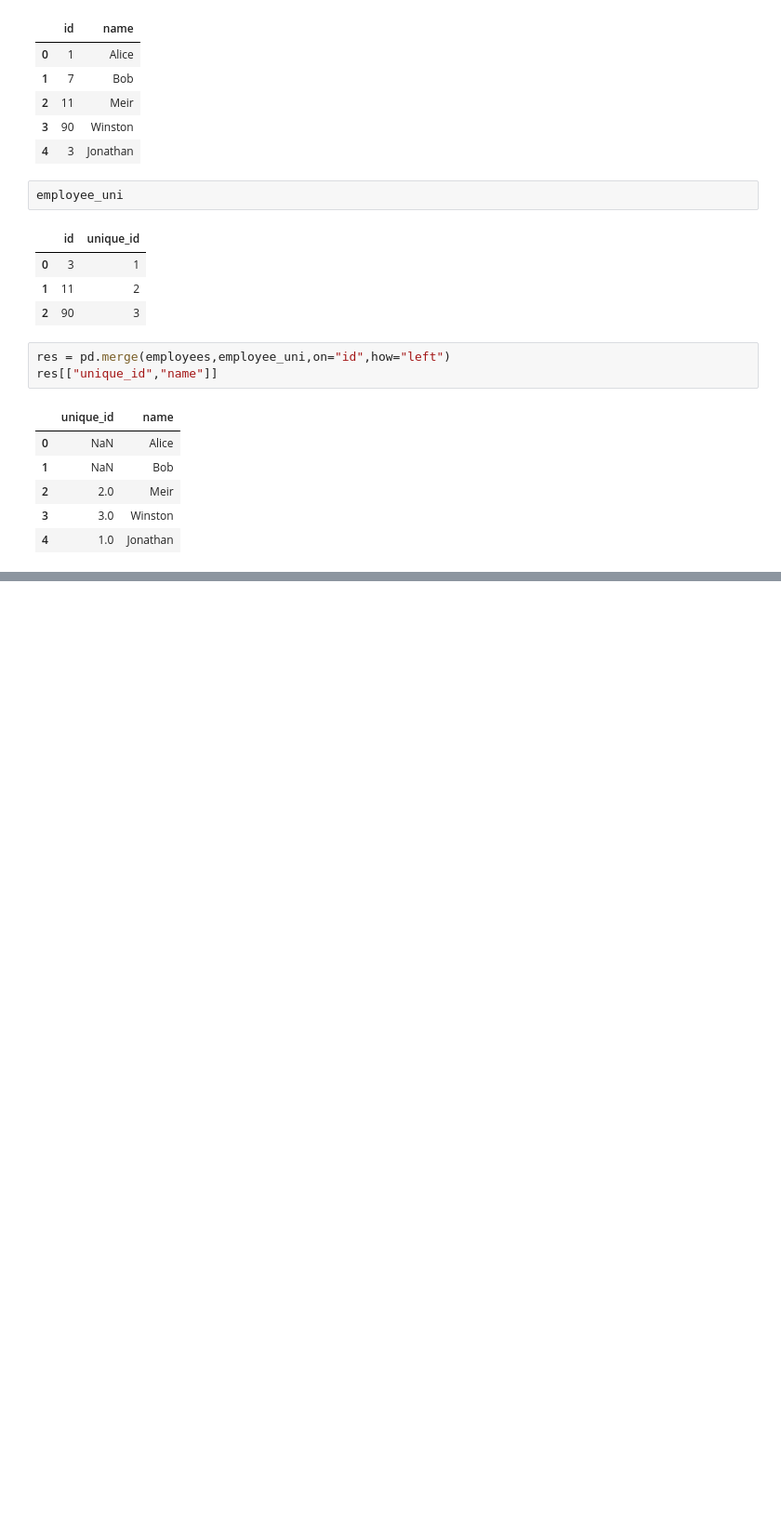
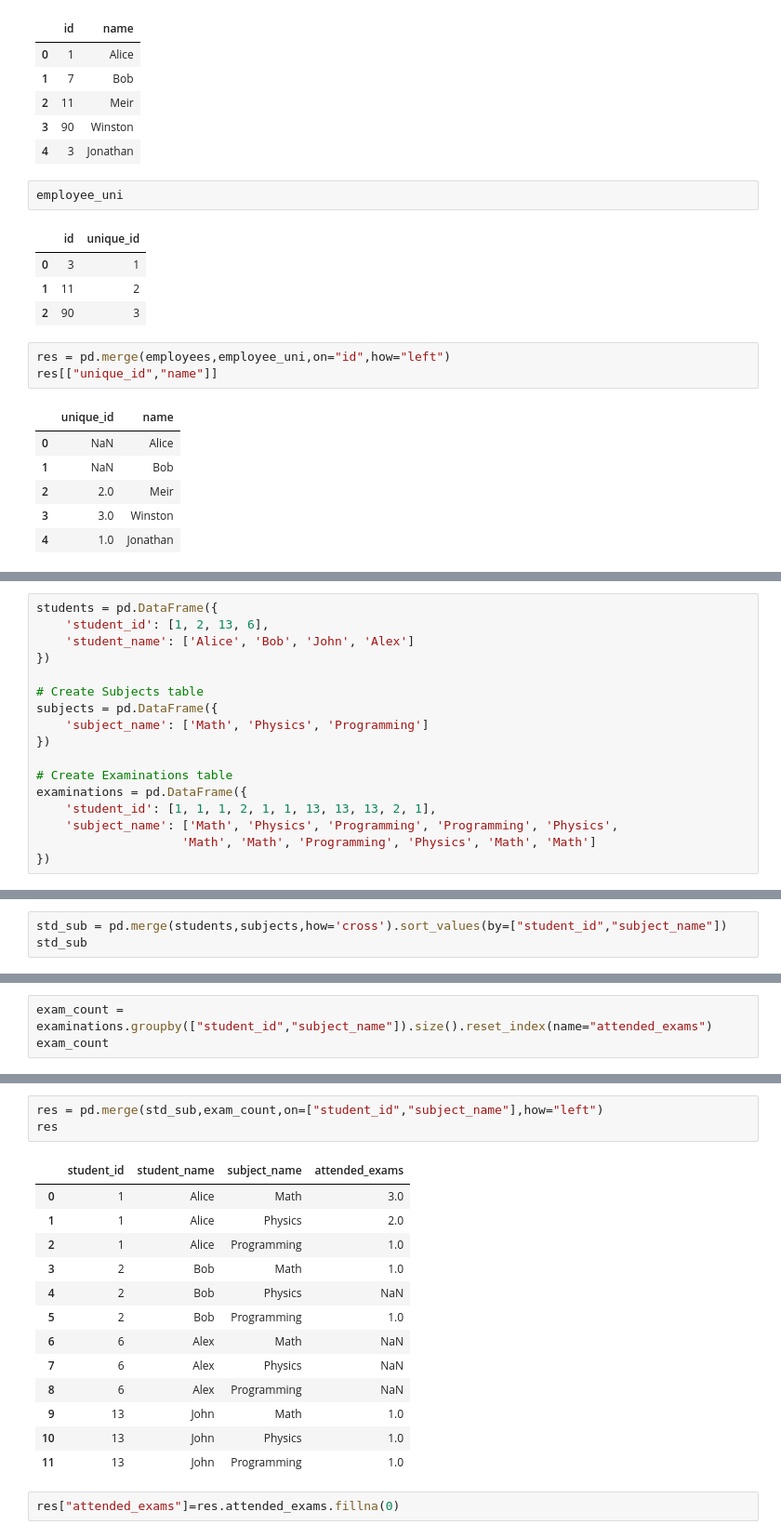
Before and after one commit to ShahriarHA/The-Pandas--Playground, a Jupyter notebook: leetCode4.ipynb, the cells around one changed output, grey strips where cells are left out. Shown at 93% size. Cells and saved outputs as stored; diff of their text form; blank space fills up the shorter version.

Commit message:
students and examinations --leetcode

```diff
--- a/leetCode4.ipynb
+++ b/leetCode4.ipynb
@@ -192,0 +195,17 @@ res[["unique_id","name"]]
+# %%
+students = pd.DataFrame({
+    'student_id': [1, 2, 13, 6],
+    'student_name': ['Alice', 'Bob', 'John', 'Alex']
+})
+
+# Create Subjects table
+subjects = pd.DataFrame({
+    'subject_name': ['Math', 'Physics', 'Programming']
+})
+
+# Create Examinations table
+examinations = pd.DataFrame({
+    'student_id': [1, 1, 1, 2, 1, 1, 13, 13, 13, 2, 1],
+    'subject_name': ['Math', 'Physics', 'Programming', 'Programming', 'Physics',
+                    'Math', 'Math', 'Programming', 'Physics', 'Math', 'Math']
+})
@@ -192,0 +235,3 @@ res[["unique_id","name"]]
+# %%
+std_sub = pd.merge(students,subjects,how='cross').sort_values(by=["student_id","subject_name"])
+std_sub
@@ -192,0 +252,3 @@ res[["unique_id","name"]]
+# %%
+exam_count = examinations.groupby(["student_id","subject_name"]).size().reset_index(name="attended_exams")
+exam_count
@@ -192,0 +265,19 @@ res[["unique_id","name"]]
+# %%
+res = pd.merge(std_sub,exam_count,on=["student_id","subject_name"],how="left")
+res
+# %% [output]
+|  | student_id | student_name | subject_name | attended_exams |
+| 0 | 1 | Alice | Math | 3.0 |
+| 1 | 1 | Alice | Physics | 2.0 |
+| 2 | 1 | Alice | Programming | 1.0 |
+| 3 | 2 | Bob | Math | 1.0 |
+| 4 | 2 | Bob | Physics | NaN |
+| 5 | 2 | Bob | Programming | 1.0 |
+| 6 | 6 | Alex | Math | NaN |
+| 7 | 6 | Alex | Physics | NaN |
+| 8 | 6 | Alex | Programming | NaN |
+| 9 | 13 | John | Math | 1.0 |
+| 10 | 13 | John | Physics | 1.0 |
+| 11 | 13 | John | Programming | 1.0 |
+# %%
+res["attended_exams"]=res.attended_exams.fillna(0)
```
Also changed, not shown: parts of 6 cells of this notebook.
